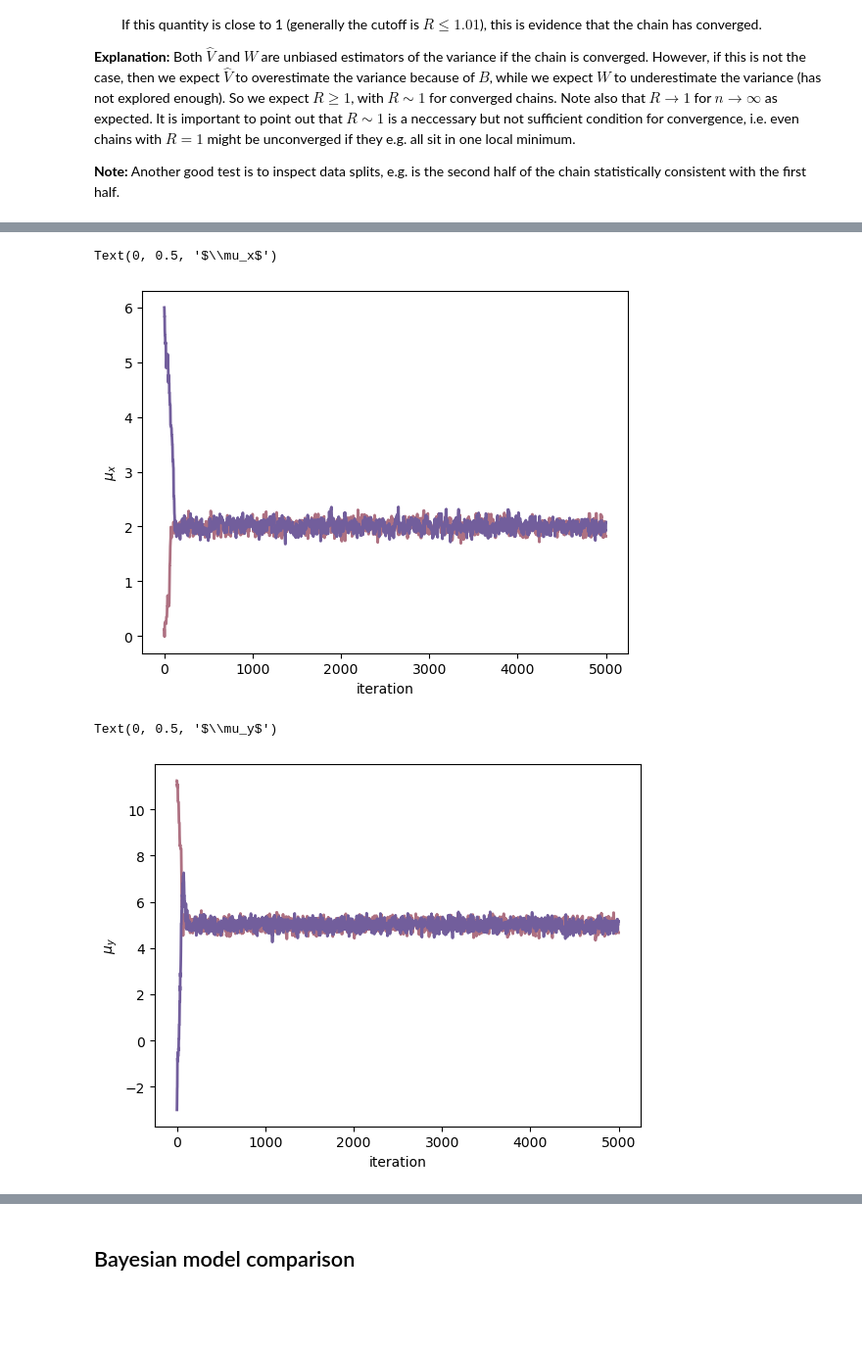
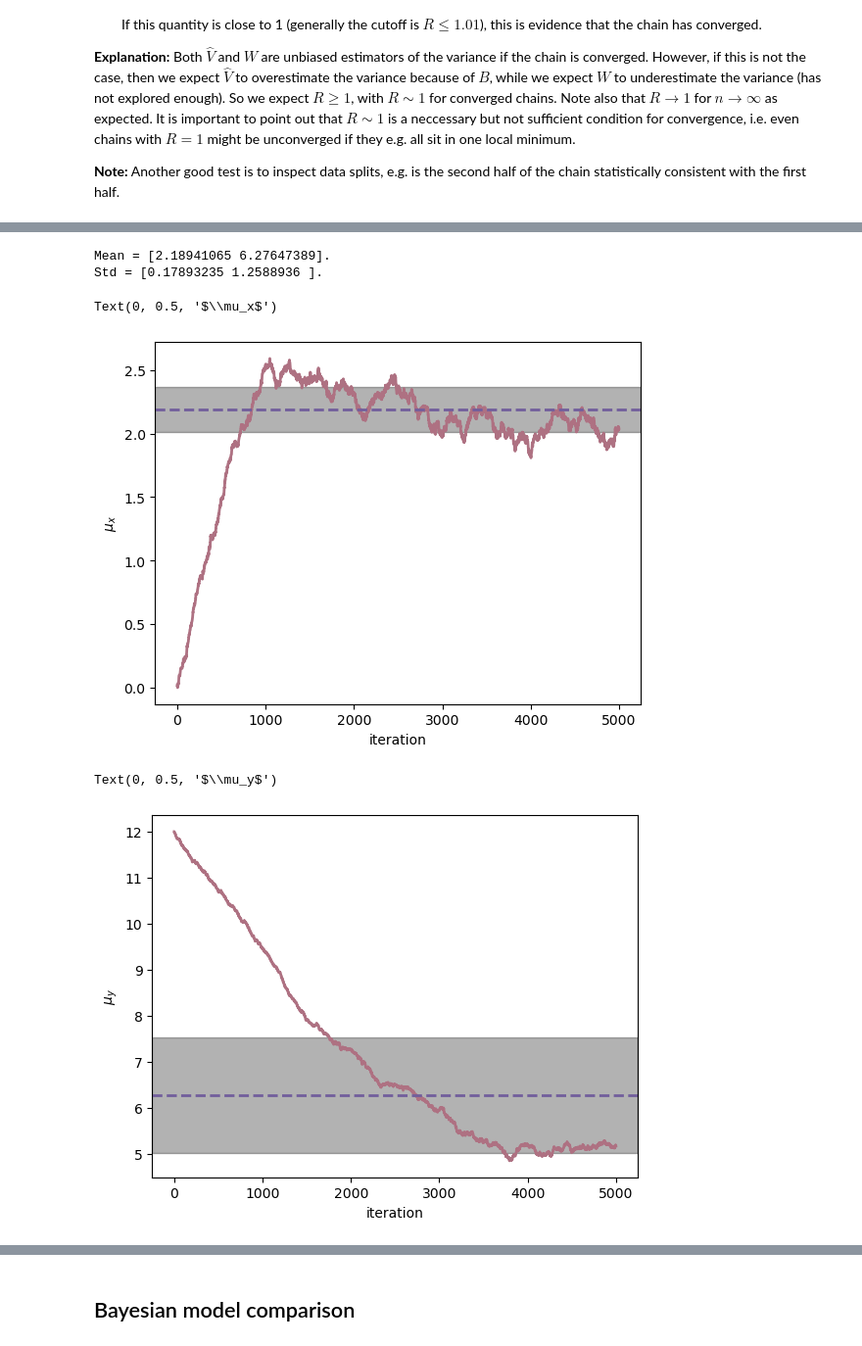
Before and after one commit to hou-physics/stat_methods_AIfA_2024_group_07, a Jupyter notebook: lecture_09/L09_MCMC-analysis.ipynb, the cells around one changed output, grey strips where cells are left out. Shown: that part at 98% size. Cells and saved outputs as stored; diff of their text form; code cells hidden in the pictures; blank space fills up the shorter version.

```diff
--- a/lecture_09/L09_MCMC-analysis.ipynb
+++ b/lecture_09/L09_MCMC-analysis.ipynb
@@ -172,23 +266,36 @@ The procedure is as follows:
 # %%
 # intial position
-init = np.array([6, -3])
-# proposal variance chosen as 1
-cov = np.array([[0.01, 0], [0,0.13]])
+init = np.array([0, 12])
+
+# broader proposal distribution
+cov = np.array([[0.0001, 0], [0, 0.0001]])
+
 # run sampler
-chain1, likes1 = MHsampler(like, init, cov, 5000)
+chain, likes = MHsampler(like, init, cov, 5000)
+# %%
+mean = np.mean(chain[1000:, :], axis=0)
+std = np.std(chain[1000:, :], axis=0, ddof=1)
+
+print('Mean = {}.'.format(mean))
+print('Std = {}.'.format(std))
+# %% [output]
+Mean = [2.18941065 6.27647389].
+Std = [0.17893235 1.2588936 ].
 # %%
 plt.plot(chain[:, 0], linewidth=2, color='#AE7182')
-plt.plot(chain1[:, 0], linewidth=2, color='#725e9c')
+plt.axhspan(mean[0]-std[0], mean[0]+std[0], color='k', alpha=0.3, zorder=-1)
+plt.axhline(mean[0], linestyle='--', linewidth=2, color='#725e9c')
 plt.xlabel('iteration')
 plt.ylabel(r'$\mu_x$')
 # %% [output]
 Text(0, 0.5, '$\\mu_x$')
-[figure, old version]
+[figure, new version]
 # %%
 plt.plot(chain[:, 1], linewidth=2, color='#AE7182')
-plt.plot(chain1[:, 1], linewidth=2, color='#725e9c')
+plt.axhspan(mean[1]-std[1], mean[1]+std[1], color='k', alpha=0.3, zorder=-1)
+plt.axhline(mean[1], linestyle='--', linewidth=2, color='#725e9c')
 plt.xlabel('iteration')
 plt.ylabel(r'$\mu_y$')
 # %% [output]
 Text(0, 0.5, '$\\mu_y$')
-[figure, old version]
+[figure, new version]
```
Also changed, not shown: parts of 23 cells of this notebook.
